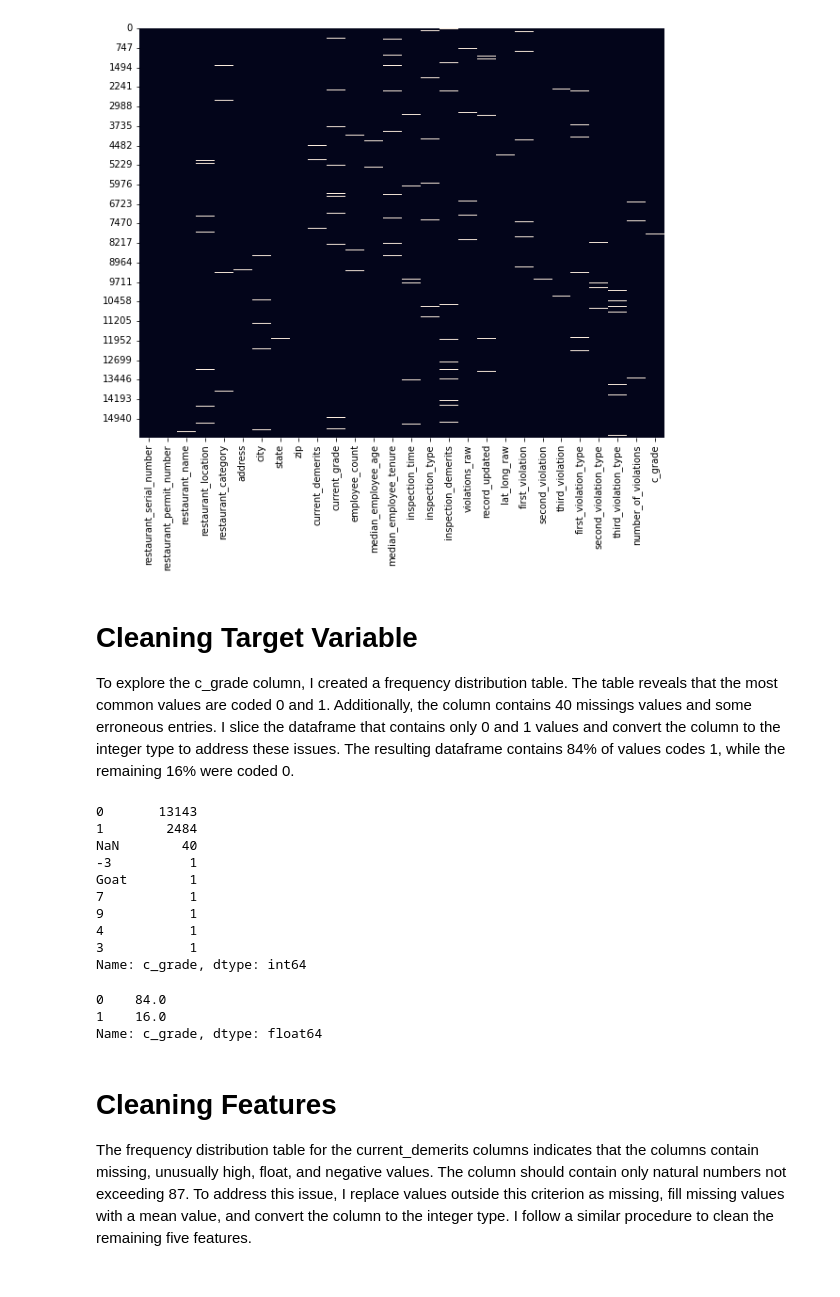
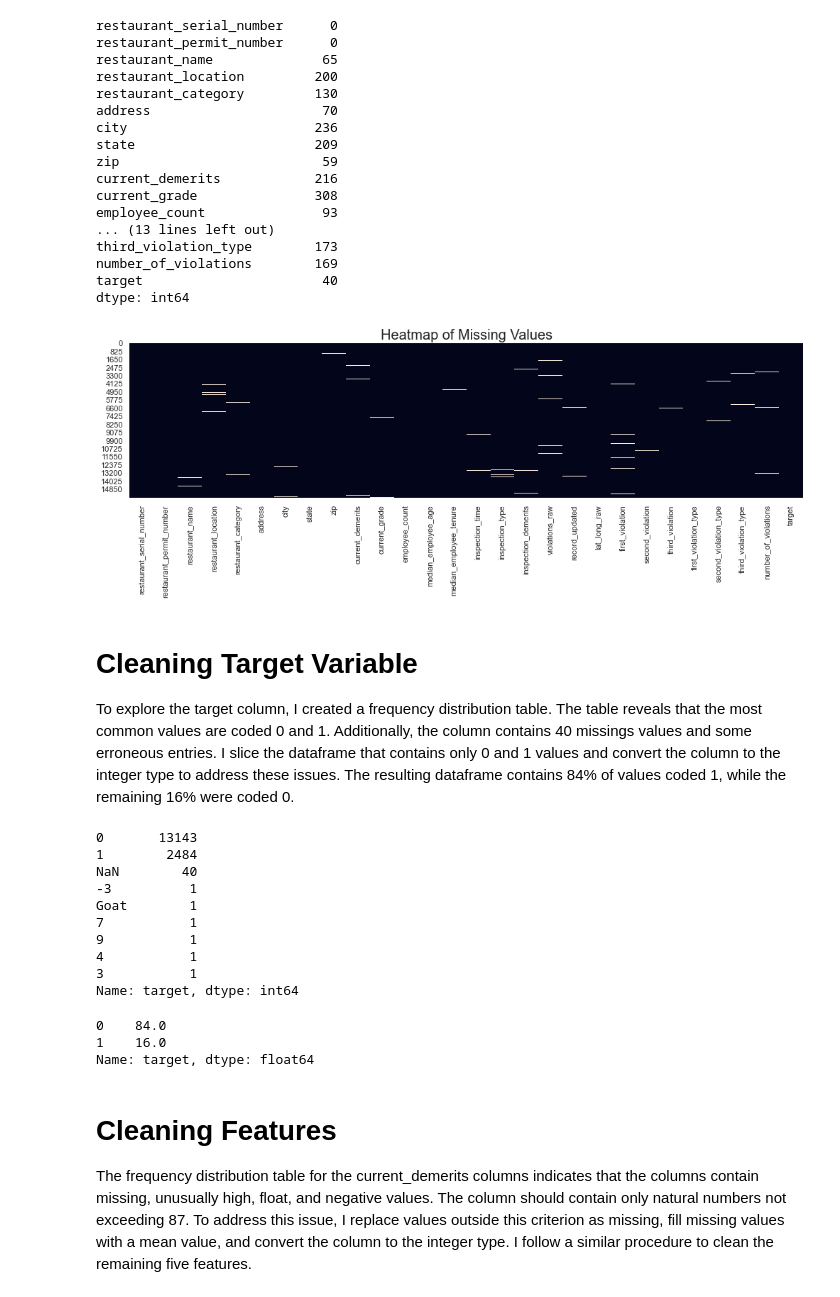
Before and after one commit to magorshunov/predicting_restaurant_health_code_violations, a Jupyter notebook: notebook.ipynb, the cells around one changed output. Cells and saved outputs as stored; diff of their text form; code cells hidden in the pictures.

```diff
--- a/notebook.ipynb
+++ b/notebook.ipynb
@@ -56,0 +27,17 @@ memory usage: 3.3+ MB
+# %%
+#import Python libraries
+import pandas as pd
+pd.set_option('display.max_rows', None, 'display.max_columns', None, 'display.width', None)
+import seaborn as sns
+import numpy as np
+import matplotlib.pyplot as plt
+%matplotlib inline
+sns.set(rc={'figure.figsize':(17, 4)})
+import warnings
+warnings.filterwarnings('ignore')
+# %%
+#read in the dataset into dataframe and display three randomly selected rows
+df = pd.read_csv('TRAIN_SET_2021.csv')
+df.columns = df.columns.str.lower()
+df.rename(columns = {'next_inspection_grade_c_or_below':'target'}, inplace = True)
+df.sample(3)
@@ -57,16 +49,37 @@ memory usage: 3.3+ MB
+# %%
+#display number of missing variables per column
+df.isnull().sum()
+# %% [output]
+restaurant_serial_number      0
+restaurant_permit_number      0
+restaurant_name              65
+restaurant_location         200
+restaurant_category         130
+address                      70
+city                        236
+state                       209
+zip                          59
+current_demerits            216
+current_grade               308
+employee_count               93
+... (13 lines left out)
+third_violation_type        173
+number_of_violations        169
+target                       40
+dtype: int64
 # %%
 # create heatmap for missing values
 sns.heatmap(df.isnull(), cbar=False)
-plt.gcf().set_size_inches(10, 8)
+plt.title('Heatmap of Missing Values', fontsize=20)
 plt.show()
 # %% [output]
-[figure, old version]
+[figure, new version]
 # %% [markdown]
 # Cleaning Target Variable
-To explore the c_grade column, I created a frequency distribution table. The table reveals that the most common values are coded 0 and 1. Additionally, the column contains 40 missings values and some erroneous entries. I slice the dataframe that contains only 0 and 1 values and convert the column to the integer type to address these issues. The resulting dataframe contains 84% of values codes 1, while the remaining 16% were coded 0.
+To explore the target column, I created a frequency distribution table. The table reveals that the most common values are coded 0 and 1. Additionally, the column contains 40 missings values and some erroneous entries. I slice the dataframe that contains only 0 and 1 values and convert the column to the integer type to address these issues. The resulting dataframe contains 84% of values coded 1, while the remaining 16% were coded 0.
 # %%
-# create frequency distribution table for the c_grade column
-df.c_grade.value_counts(dropna=False)
+# create frequency distribution table for the target column
+df.target.value_counts(dropna=False)
 # %% [output]
 0       13143
 1        2484
@@ -77,6 +90,6 @@ Goat        1
 9           1
 4           1
 3           1
-Name: c_grade, dtype: int64
+Name: target, dtype: int64
 # %%
 #slice the df
@@ -85,10 +98,10 @@ df.c_grade = df.c_grade.astype('int')
 # %%
-# create frequency distribution table for c_grade column after slicing df
-round(df.c_grade.value_counts(normalize=True, dropna=False)*100,0)
+# create frequency distribution table for target column after slicing df
+round(df.target.value_counts(normalize=True, dropna=False)*100,0)
 # %% [output]
 0    84.0
 1    16.0
-Name: c_grade, dtype: float64
+Name: target, dtype: float64
 # %% [markdown]
 # Cleaning Features
 The frequency distribution table for the current_demerits columns indicates that the columns contain missing, unusually high, float, and negative values. The column should contain only natural numbers not exceeding 87. To address this issue, I replace values outside this criterion as missing, fill missing values with a mean value, and convert the column to the integer type. I follow a similar procedure to clean the remaining five features.
```
Also changed, not shown: parts of 23 cells of this notebook.
